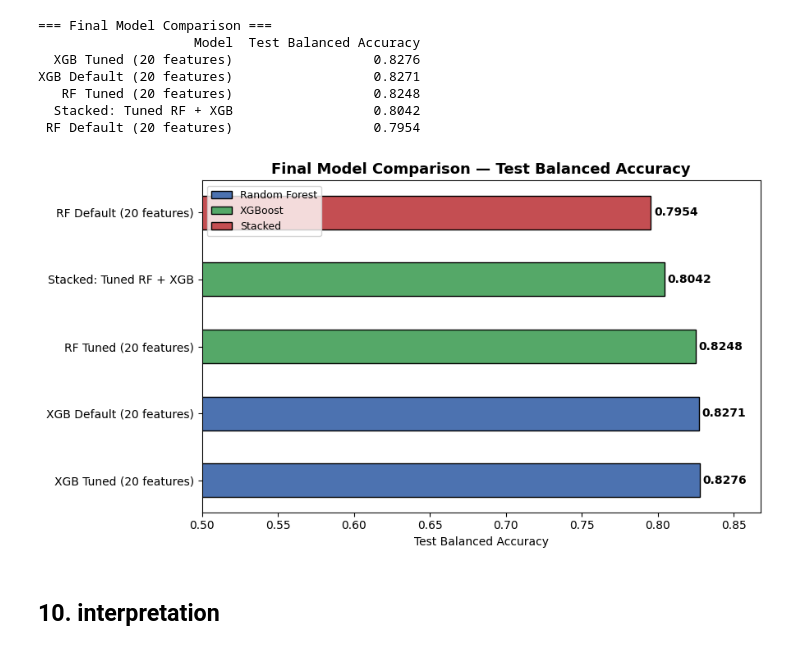
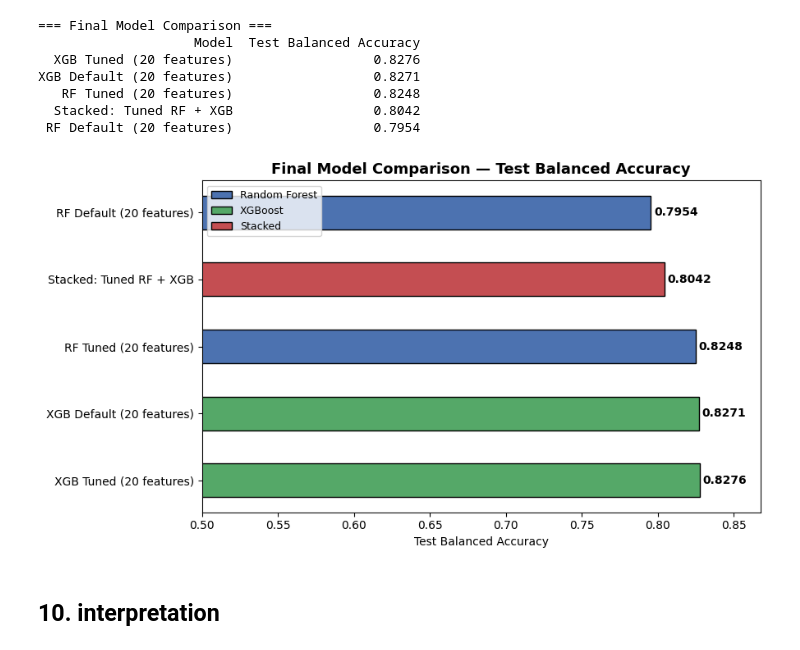
Before and after one commit to lcalaff/Advanced_ML_Work, a Jupyter notebook: Git_Code/In_Class_04_23/Feat_Eng_4_23.ipynb, the cells around one changed output. Drawn from its saved outputs; the diff is of its cells as text; code cells hidden in the pictures.

Commit message:
Evaluate Results Section 10

```diff
--- a/Git_Code/In_Class_04_23/Feat_Eng_4_23.ipynb
+++ b/Git_Code/In_Class_04_23/Feat_Eng_4_23.ipynb
@@ -41,6 +41,8 @@ adult.replace("?", np.nan, inplace=True)
 for col in adult.columns:
     if adult[col].dtype == "object":
         adult[col] = adult[col].fillna("unknown")
+    elif adult[col].dtype == "string":
+        adult[col] = adult[col].fillna("unknown")
     else:
         adult[col] = adult[col].fillna(adult[col].median())
 
@@ -406,29 +523,37 @@ XGB Default (20 features)                  0.8271
 # %%
 # --- Plot 1: Horizontal bar chart — Test Balanced Accuracy for all models ---
 fig, ax = plt.subplots(figsize=(9, 5))
 
-colors = ['#4C72B0', '#4C72B0', '#55A868', '#55A868', '#C44E52']
+def _model_color(name):
+    if 'Stacked' in name:
+        return '#C44E52'
+    elif 'XGB' in name:
+        return '#55A868'
+    else:
+        return '#4C72B0'
+
+colors = [_model_color(m) for m in results['Model']]
 bars = ax.barh(results['Model'], results['Test Balanced Accuracy'],
                color=colors, edgecolor='black', height=0.5)
 
 ax.set_xlabel('Test Balanced Accuracy')
 ax.set_title('Final Model Comparison — Test Balanced Accuracy', fontsize=13, fontweight='bold')
 ax.set_xlim(0.5, results['Test Balanced Accuracy'].max() + 0.04)
 
 for bar, val in zip(bars, results['Test Balanced Accuracy']):
     ax.text(bar.get_width() + 0.002, bar.get_y() + bar.get_height() / 2,
             f'{val:.4f}', va='center', fontsize=10, fontweight='bold')
 
 from matplotlib.patches import Patch
 legend_elements = [
     Patch(facecolor='#4C72B0', edgecolor='black', label='Random Forest'),
     Patch(facecolor='#55A868', edgecolor='black', label='XGBoost'),
     Patch(facecolor='#C44E52', edgecolor='black', label='Stacked')
 ]
-ax.legend(handles=legend_elements, loc="upper left", fontsize=9)
+ax.legend(handles=legend_elements, loc='upper left', fontsize=9)
 plt.tight_layout()
 plt.show()
 # %% [output]
-[figure, old version]
+[figure, new version]
 # %% [markdown]
 ## 10. interpretation
```
Also changed, not shown: parts of 17 cells of this notebook.
